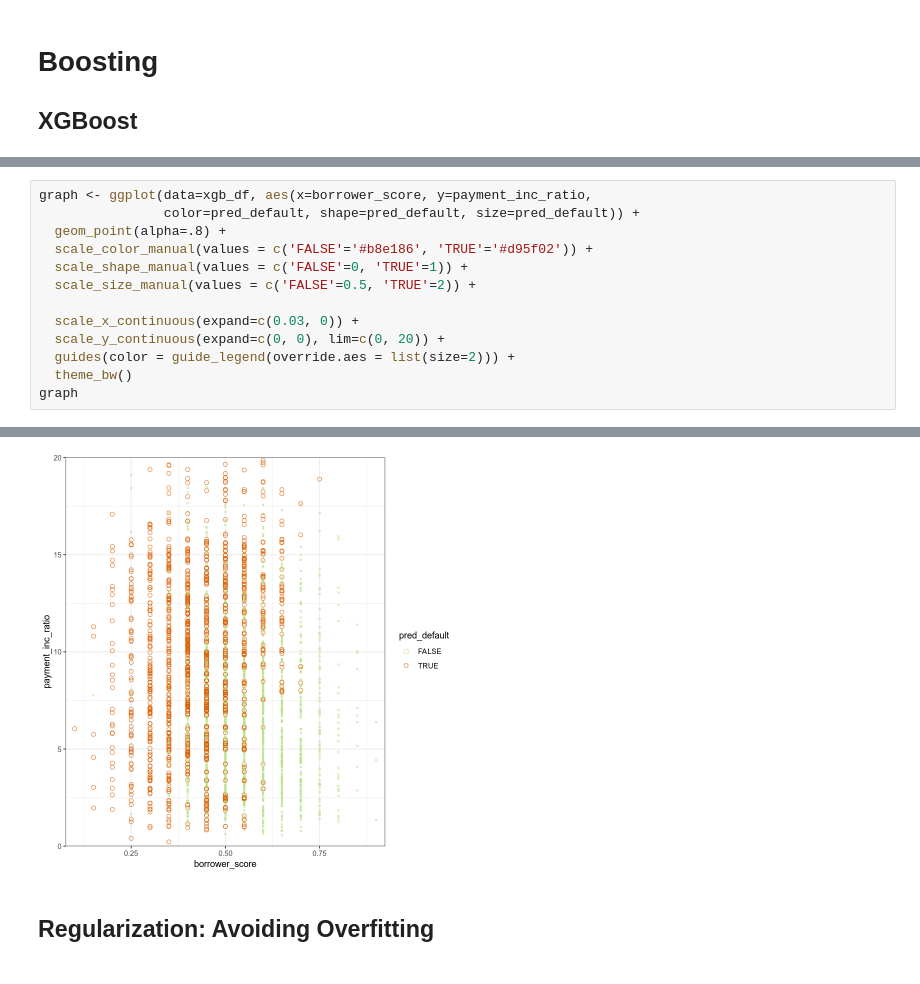
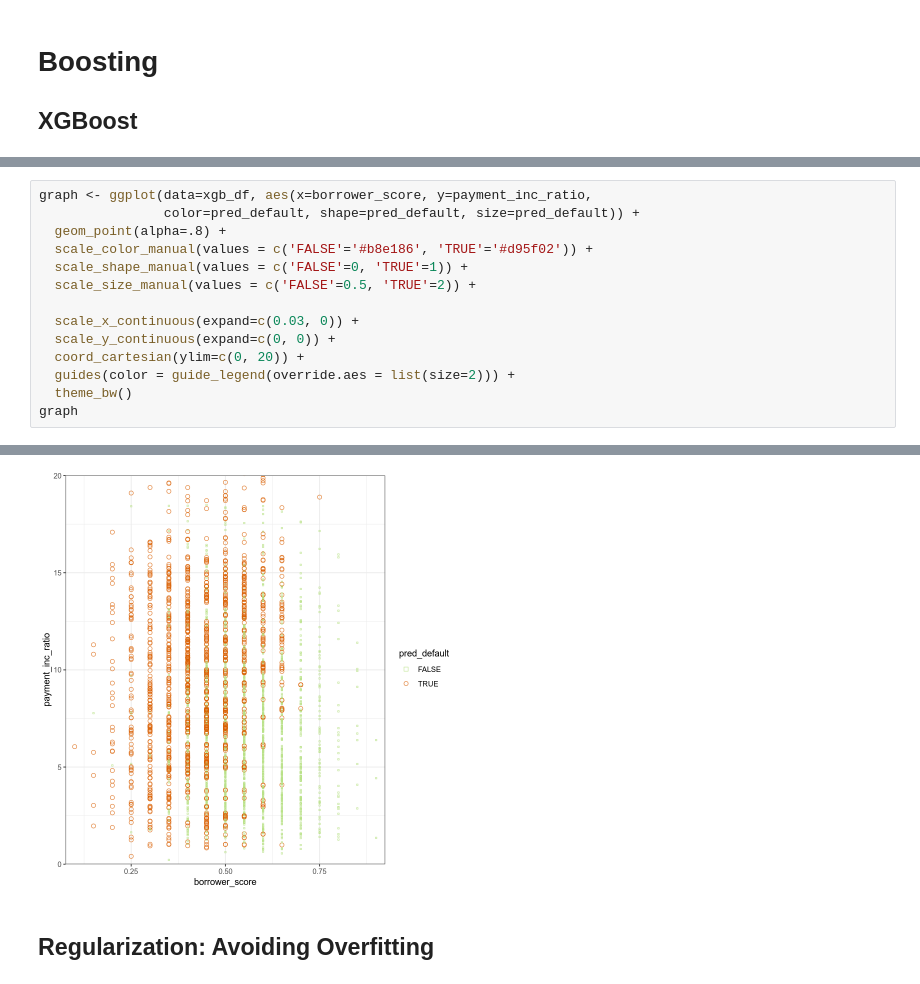
Before and after one commit to gedeck/practical-statistics-for-data-scientists, a Jupyter notebook: R/notebooks/Chapter 6 - Statistical Machine Learning.ipynb, the cells around one changed output, grey strips where cells are left out. Drawn from its saved outputs; the diff is of its cells as text.

```diff
--- a/R/notebooks/Chapter 6 - Statistical Machine Learning.ipynb
+++ b/R/notebooks/Chapter 6 - Statistical Machine Learning.ipynb
@@ -484,7 +477,8 @@ graph <- ggplot(data=xgb_df, aes(x=borrower_score, y=payment_inc_ratio,
   scale_size_manual(values = c('FALSE'=0.5, 'TRUE'=2)) +
 
   scale_x_continuous(expand=c(0.03, 0)) +
-  scale_y_continuous(expand=c(0, 0), lim=c(0, 20)) +
+  scale_y_continuous(expand=c(0, 0)) +
+  coord_cartesian(ylim=c(0, 20)) +
   guides(color = guide_legend(override.aes = list(size=2))) +
   theme_bw()
 graph
@@ -494,4 +486,4 @@ Warning message:
-[figure, old version]
+[figure, new version]
 # %% [markdown]
 ## Regularization: Avoiding Overfitting
 # %%
```
Also changed, not shown: parts of 17 cells of this notebook, 30 other files.
